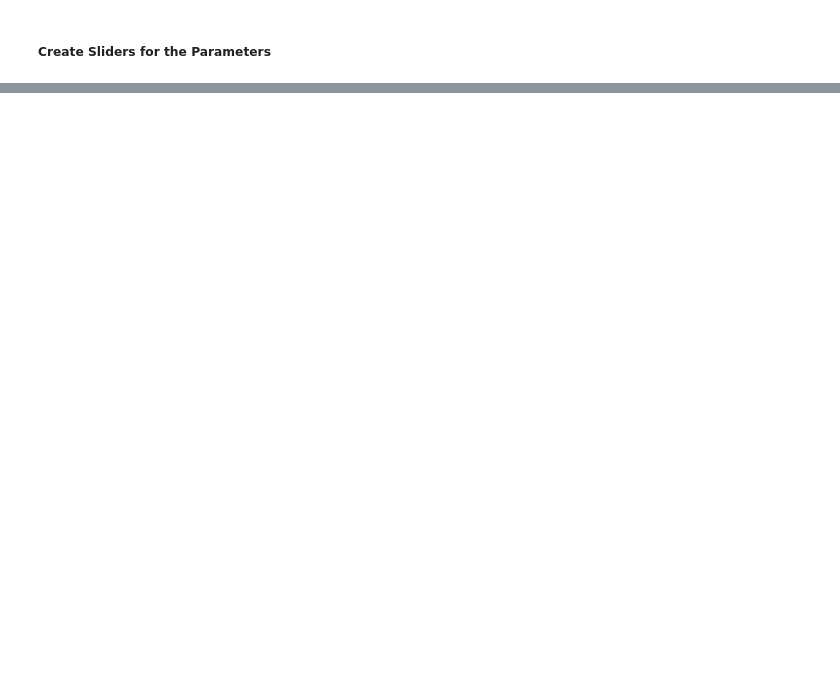
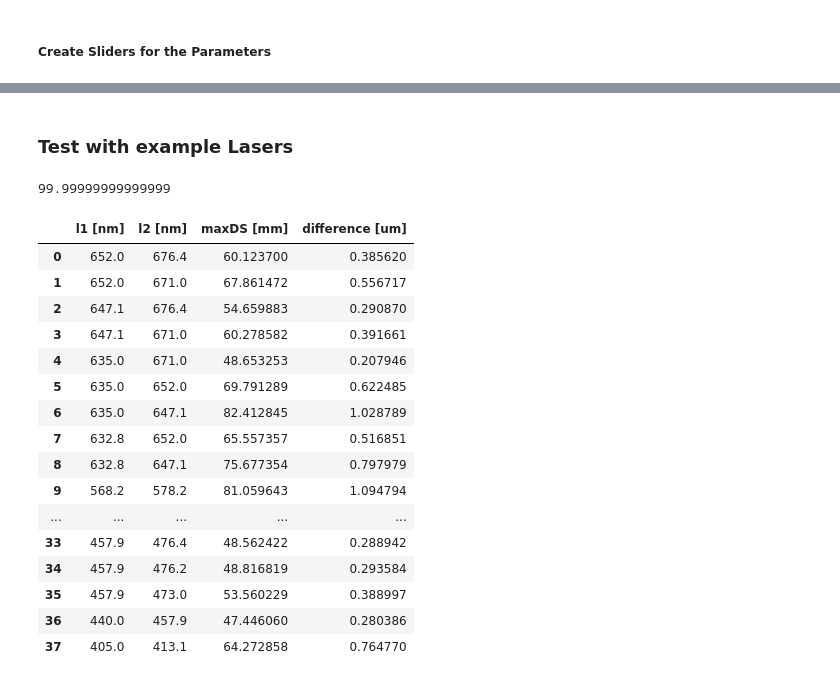
Before and after one commit to ClaasMeints/Optical-Velocimeter, a Jupyter notebook: Simulation.ipynb, the cells around one changed output, grey strips where cells are left out. Saved outputs shown, nothing was run; the diff lists cells and outputs as text; code cells hidden in the pictures; blank space fills up the shorter version.

Commit message:
real lasers

```diff
--- a/Simulation.ipynb
+++ b/Simulation.ipynb
@@ -103,0 +166,66 @@ Widget Javascript not detected.  It may not be installed or enabled properly. Re
+# %% [markdown]
+### Test with example Lasers
+# %%
+import pandas as pd
+
+lambdaArray = [ 676.4e-9,
+                671e-9,
+                652e-9,
+                647.1e-9,
+                635e-9,
+                632.8e-9,
+                578.2e-9,
+                577e-9,
+                568.2e-9,
+                532e-9,
+                530.9e-9,
+                528.7e-9,
+                520e-9,
+                514.5e-9,
+                510.6e-9,
+                496.5e-9,
+                488e-9,
+                476.4e-9,
+                476.2e-9,
+                473e-9,
+                457.9e-9,
+                440e-9,
+                413.1e-9,
+                405e-9]
+
+f = lambda _lambdaArray : 299792458 / _lambdaArray
+
+alpha = np.deg2rad(45)
+s = 100
+print(s * np.tan(alpha))
+
+_1n = lambda _vAuto : _vAuto * np.sin(alpha) / c
+deltaS = lambda _vAuto, _l1, _l2 : np.sqrt(-s**2 + (c / (f(_l1) * (1 + _1n(_vAuto)) - (f(_l2) * (1 - _1n(_vAuto)))) + s)**2) * 1e3
+
+maximumDS = lambda _l1, _l2 : deltaS(0.1, _l1, _l2)
+minimumDS = lambda _l1, _l2 : deltaS(100, _l1, _l2)
+difference = lambda _l1, _l2 : maximumDS(_l1, _l2) - minimumDS(_l1, _l2)
+ratio = lambda _l1, _l2 : difference(_l1, _l2) / maximumDS(_l1, _l2)
+
+fPairs = [ (_l1 * 1e9, _l2 * 1e9, maximumDS(_l1, _l2), difference(_l1, _l2) * 1e3) for _l1 in lambdaArray for _l2 in lambdaArray if maximumDS(_l1, _l2) < 100 and difference(_l1, _l2) > 0.0002]
+
+pd.DataFrame(fPairs, columns=['l1 [nm]', 'l2 [nm]', 'maxDS [mm]', 'difference [um]'])
+# %% [output]
+99.99999999999999
+|  | l1 [nm] | l2 [nm] | maxDS [mm] | difference [um] |
+| 0 | 652.0 | 676.4 | 60.123700 | 0.385620 |
+| 1 | 652.0 | 671.0 | 67.861472 | 0.556717 |
+| 2 | 647.1 | 676.4 | 54.659883 | 0.290870 |
+| 3 | 647.1 | 671.0 | 60.278582 | 0.391661 |
+| 4 | 635.0 | 671.0 | 48.653253 | 0.207946 |
+| 5 | 635.0 | 652.0 | 69.791289 | 0.622485 |
+| 6 | 635.0 | 647.1 | 82.412845 | 1.028789 |
+| 7 | 632.8 | 652.0 | 65.557357 | 0.516851 |
+| 8 | 632.8 | 647.1 | 75.677354 | 0.797979 |
+| 9 | 568.2 | 578.2 | 81.059643 | 1.094794 |
+| ... | ... | ... | ... | ... |
+| 33 | 457.9 | 476.4 | 48.562422 | 0.288942 |
+| 34 | 457.9 | 476.2 | 48.816819 | 0.293584 |
+| 35 | 457.9 | 473.0 | 53.560229 | 0.388997 |
+| 36 | 440.0 | 457.9 | 47.446060 | 0.280386 |
+| 37 | 405.0 | 413.1 | 64.272858 | 0.764770 |
```
Also changed, not shown: parts of 7 cells of this notebook.
